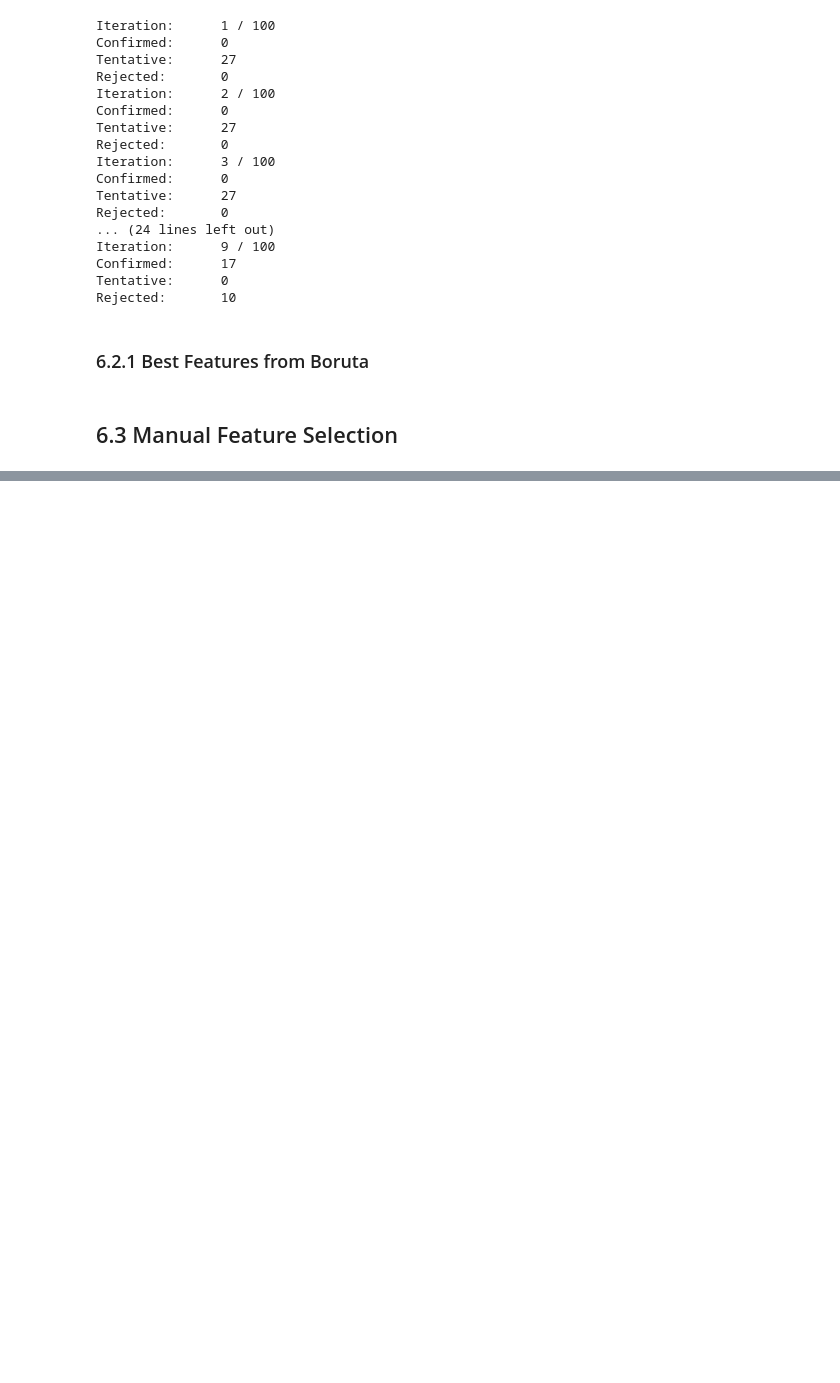
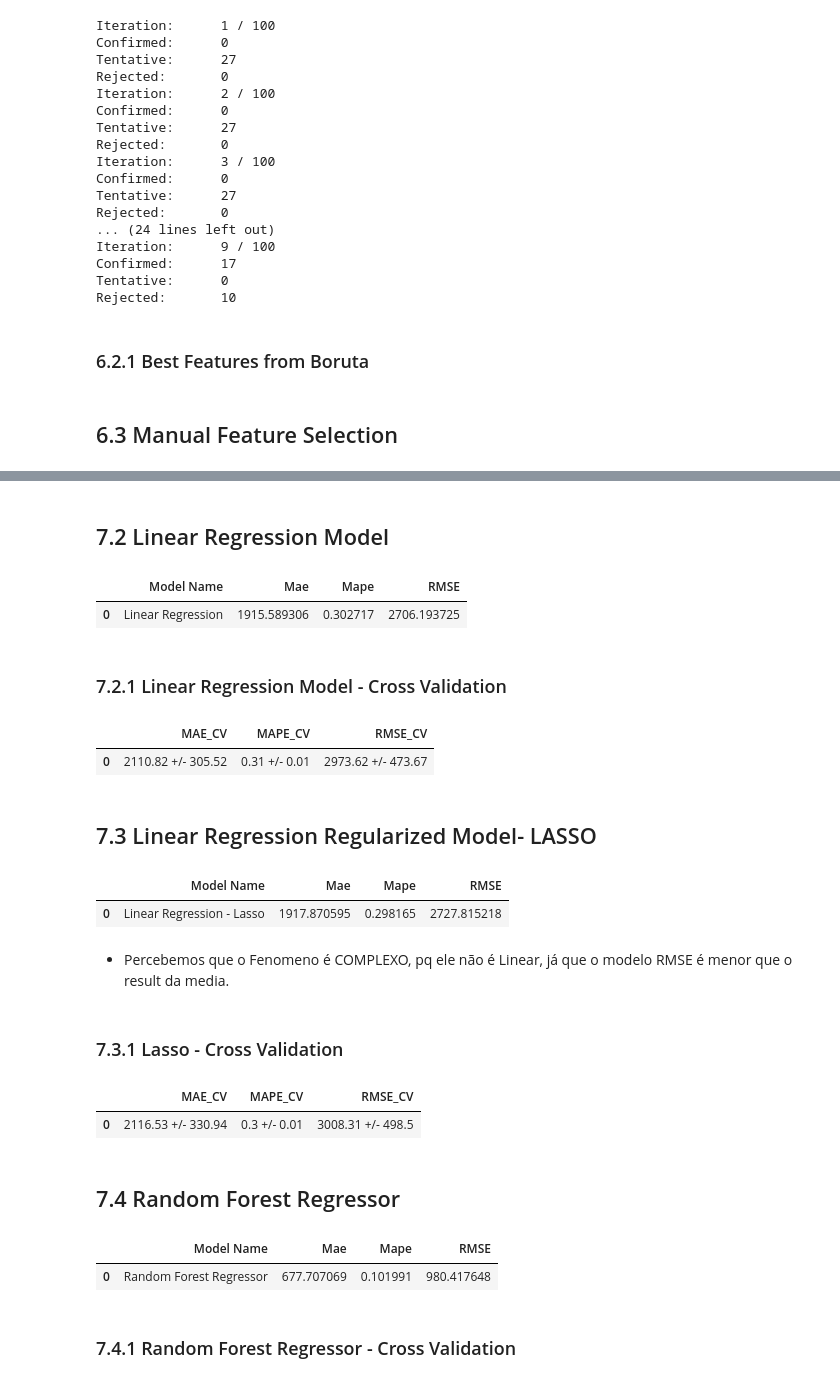
Before and after one commit to wesleymartins95/Rossman_insights, a Jupyter notebook: store_sales_prediction.ipynb, the cells around one changed output, grey strips where cells are left out. Drawn from its saved outputs; the diff is of its cells as text; code cells hidden in the pictures; blank space fills up the shorter version.

```diff
--- a/store_sales_prediction.ipynb
+++ b/store_sales_prediction.ipynb
@@ -1018,0 +1049,18 @@ lrr_result
+# %% [markdown]
+## 7.2 Linear Regression Model
+# %%
+
+
+#model
+lr= LinearRegression().fit(x_train,y_train)
+
+#prediction
+yhat_lr =lr.predict(X_test)
+
+lr_result = ml_error('Linear Regression',np.expm1(y_test),np.expm1(yhat_lr))
+lr_result
+# %% [output]
+|  | Model Name | Mae | Mape | RMSE |
+| 0 | Linear Regression | 1915.589306 | 0.302717 | 2706.193725 |
+# %% [markdown]
+### 7.2.1 Linear Regression Model - Cross Validation
@@ -1018,0 +1070,23 @@ lrr_result
+# %%
+lr_result_cv
+# %% [output]
+|  | MAE_CV | MAPE_CV | RMSE_CV |
+| 0 | 2110.82 +/- 305.52 | 0.31 +/- 0.01 | 2973.62 +/- 473.67 |
+# %% [markdown]
+## 7.3 Linear Regression Regularized Model- LASSO
+# %%
+#model Lasso(alpha=0.01) fator multiplicativo q cada peso p/q fique dentro de um range para q n "estourem", e tenham a mesma relevancia.
+lrr= Lasso(alpha=0.001).fit(x_train,y_train)
+
+#prediction
+yhat_lrr =lrr.predict(X_test)
+
+lrr_result = ml_error('Linear Regression - Lasso',np.expm1(y_test),np.expm1(yhat_lrr))
+lrr_result
+# %% [output]
+|  | Model Name | Mae | Mape | RMSE |
+| 0 | Linear Regression - Lasso | 1917.870595 | 0.298165 | 2727.815218 |
+# %% [markdown]
+- Percebemos que o Fenomeno é COMPLEXO, pq ele não é Linear, já que o modelo RMSE é menor que o result da media.
+# %% [markdown]
+### 7.3.1 Lasso - Cross Validation
@@ -1018,0 +1095,22 @@ lrr_result
+# %%
+lrr_result_cv
+# %% [output]
+|  | MAE_CV | MAPE_CV | RMSE_CV |
+| 0 | 2116.53 +/- 330.94 | 0.3 +/- 0.01 | 3008.31 +/- 498.5 |
+# %% [markdown]
+## 7.4 Random Forest Regressor
+# %%
+# model
+rf = RandomForestRegressor(n_estimators=100,n_jobs=-1,random_state=42).fit(X_train,y_train)
+
+#predict
+yhat_rf = rf.predict(x_test)
+
+#performance
+rf_result = ml_error('Random Forest Regressor',np.expm1(y_test),np.expm1(yhat_rf))
+rf_result
+# %% [output]
+|  | Model Name | Mae | Mape | RMSE |
+| 0 | Random Forest Regressor | 677.707069 | 0.101991 | 980.417648 |
+# %% [markdown]
+### 7.4.1 Random Forest Regressor - Cross Validation
```
Also changed, not shown: parts of 42 cells of this notebook.
